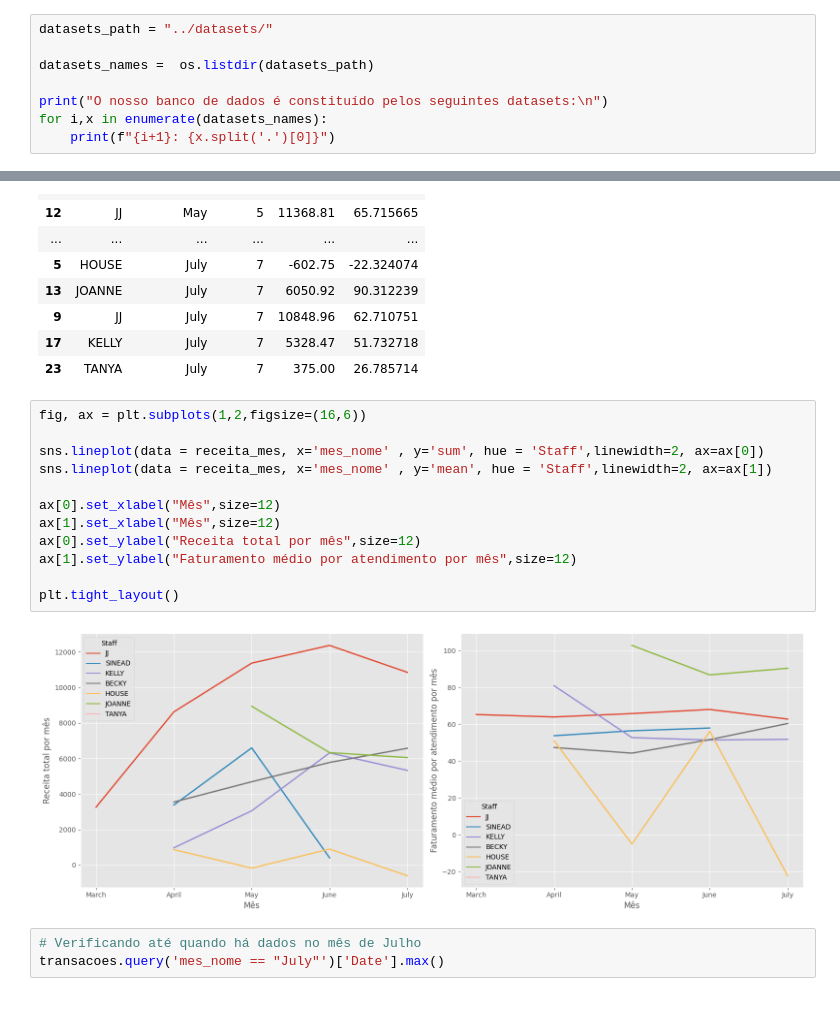
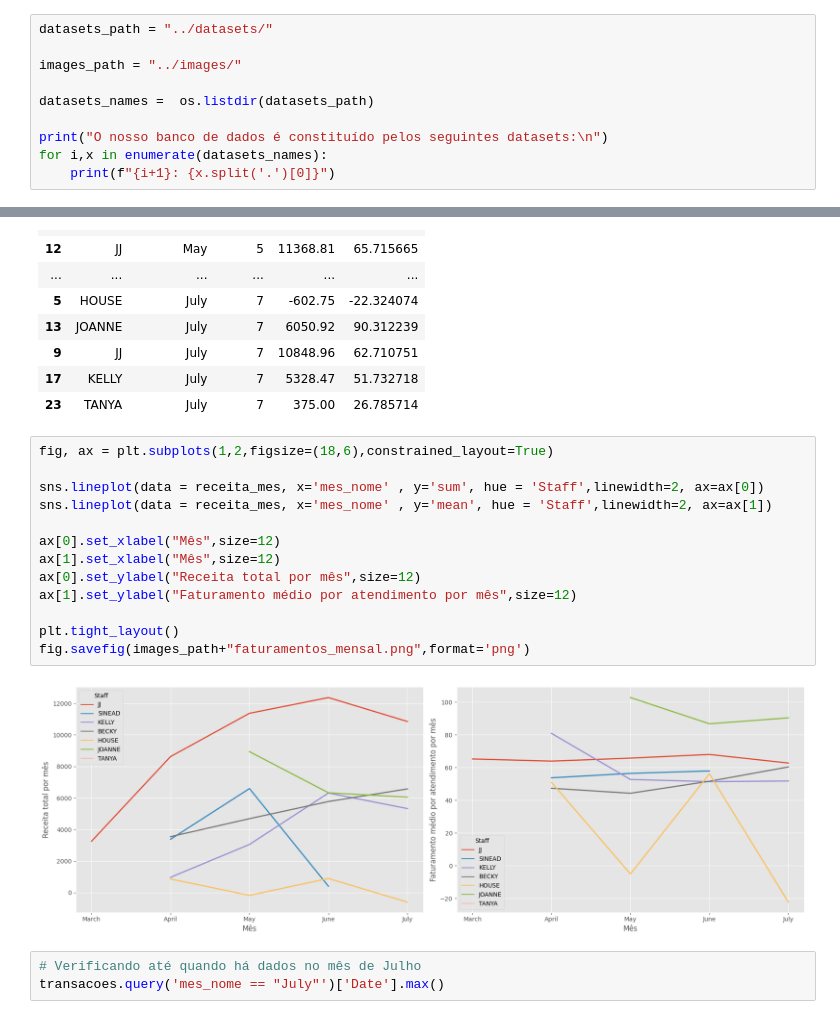
Before and after one commit to Alexandre-Esposte/Reserva_Nao_Honrada, a Jupyter notebook: notebooks/analises.ipynb, the cells around one changed output, grey strips where cells are left out. Cells and saved outputs as stored; diff of their text form.

Commit message:
analise final e imagens

```diff
--- a/notebooks/analises.ipynb
+++ b/notebooks/analises.ipynb
@@ -19,6 +19,8 @@ matplotlib.rcParams['axes.spines.top'] = False
 matplotlib.rcParams['figure.figsize'] = [16,6]
 # %%
 datasets_path = "../datasets/"
+
+images_path = "../images/"
 
 datasets_names =  os.listdir(datasets_path)
 
@@ -377,19 +382,20 @@ receita_mes
 | 17 | KELLY | July | 7 | 5328.47 | 51.732718 |
 | 23 | TANYA | July | 7 | 375.00 | 26.785714 |
 # %%
-fig, ax = plt.subplots(1,2,figsize=(16,6))
+fig, ax = plt.subplots(1,2,figsize=(18,6),constrained_layout=True)
 
 sns.lineplot(data = receita_mes, x='mes_nome' , y='sum', hue = 'Staff',linewidth=2, ax=ax[0])
 sns.lineplot(data = receita_mes, x='mes_nome' , y='mean', hue = 'Staff',linewidth=2, ax=ax[1])
 
 ax[0].set_xlabel("Mês",size=12)
 ax[1].set_xlabel("Mês",size=12)
 ax[0].set_ylabel("Receita total por mês",size=12)
 ax[1].set_ylabel("Faturamento médio por atendimento por mês",size=12)
 
 plt.tight_layout()
+fig.savefig(images_path+"faturamentos_mensal.png",format='png')
 # %% [output]
-[figure, old version]
+[figure, new version]
 # %%
 # Verificando até quando há dados no mês de Julho
 transacoes.query('mes_nome == "July"')['Date'].max()
```
Also changed, not shown: parts of 10 cells of this notebook, 9 other files.
